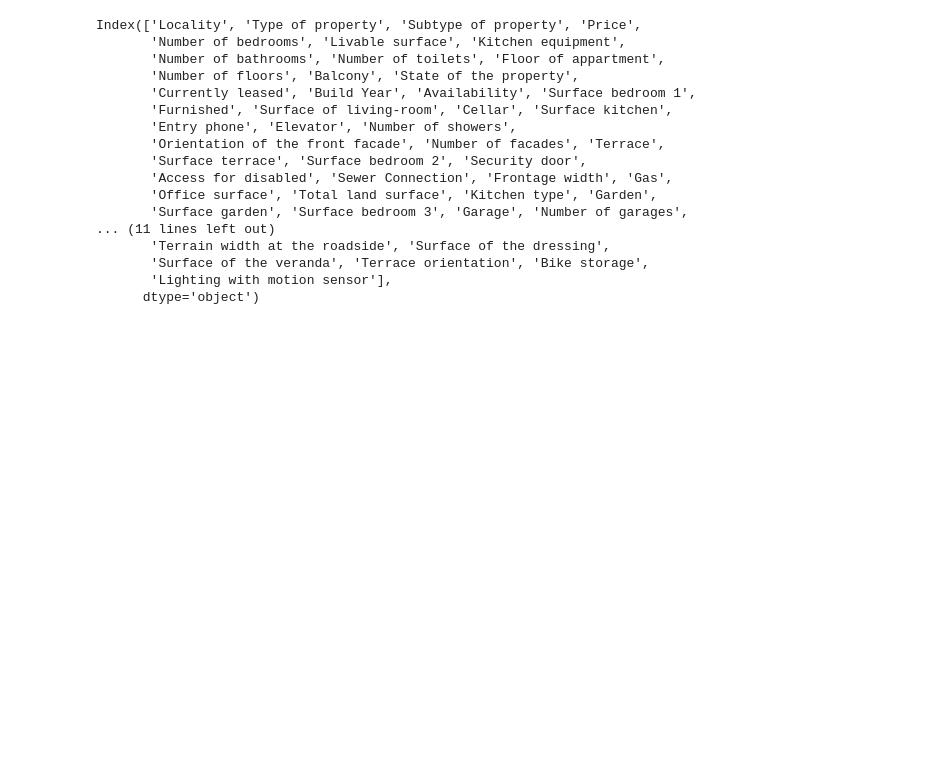
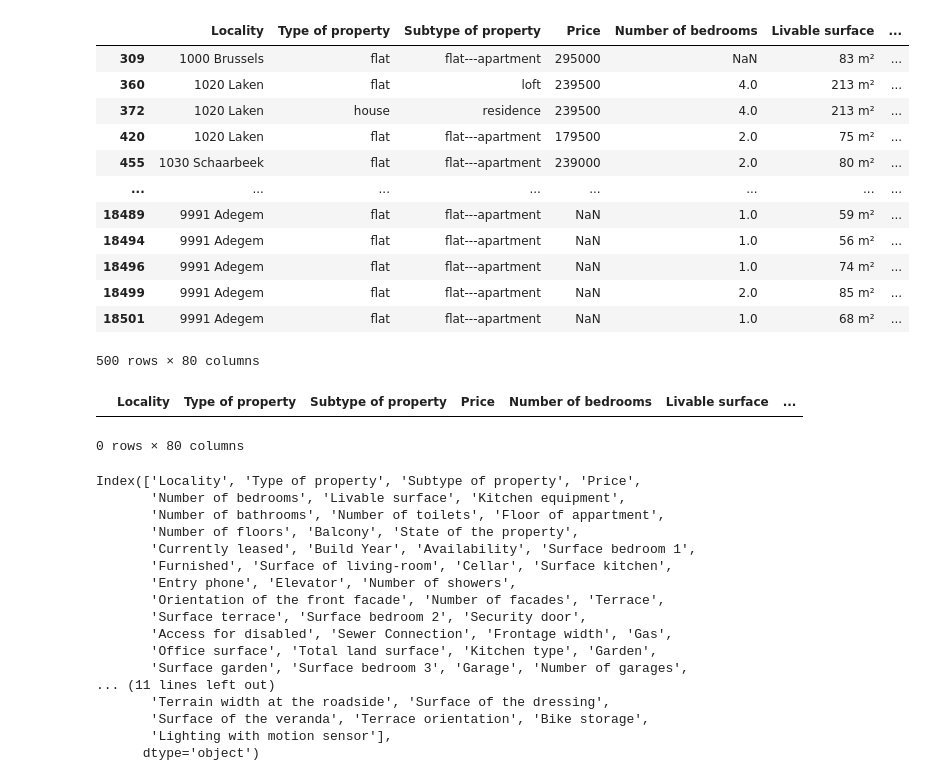
Before and after one commit to yassbarona/challenge-data-analysis, a Jupyter notebook: Start_Files/real-stead-df.ipynb, the cells around one changed output. Cells and saved outputs as stored; diff of their text form; code cells hidden in the pictures; blank space fills up the shorter version.

Commit message:
Added data from Jari and notebooks

```diff
--- a/Start_Files/real-stead-df.ipynb
+++ b/Start_Files/real-stead-df.ipynb
@@ -1,4 +1,5 @@
 # %%
 import pandas as pd
 # %%
-df = pd.read_csv('all_data.csv')
+missing_val = ["None"]
+df = pd.read_csv('all_data.csv', na_values = missing_val)
@@ -39,0 +21,24 @@ df.info
+# %%
+#df.duplicated(subset=None, keep='first')
+#df[df.duplicated(subset=None, keep=False)]
+df[df.duplicated()]
+# %% [output]
+|  | Locality | Type of property | Subtype of property | Price | Number of bedrooms | Livable surface | ... |
+| 309 | 1000 Brussels | flat | flat---apartment | 295000 | NaN | 83 m² | ... |
+| 360 | 1020 Laken | flat | loft | 239500 | 4.0 | 213 m² | ... |
+| 372 | 1020 Laken | house | residence | 239500 | 4.0 | 213 m² | ... |
+| 420 | 1020 Laken | flat | flat---apartment | 179500 | 2.0 | 75 m² | ... |
+| 455 | 1030 Schaarbeek | flat | flat---apartment | 239000 | 2.0 | 80 m² | ... |
+| ... | ... | ... | ... | ... | ... | ... | ... |
+| 18489 | 9991 Adegem | flat | flat---apartment | NaN | 1.0 | 59 m² | ... |
+| 18494 | 9991 Adegem | flat | flat---apartment | NaN | 1.0 | 56 m² | ... |
+| 18496 | 9991 Adegem | flat | flat---apartment | NaN | 1.0 | 74 m² | ... |
+| 18499 | 9991 Adegem | flat | flat---apartment | NaN | 2.0 | 85 m² | ... |
+| 18501 | 9991 Adegem | flat | flat---apartment | NaN | 1.0 | 68 m² | ... |
+500 rows × 80 columns
+# %%
+df_no_dupl = df.drop_duplicates(subset=None, keep='first', ignore_index = True)
+df_no_dupl[df_no_dupl.duplicated()]
+# %% [output]
+|  | Locality | Type of property | Subtype of property | Price | Number of bedrooms | Livable surface | ... |
+0 rows × 80 columns
```
Also changed, not shown: parts of 15 cells of this notebook, 4 other files.
